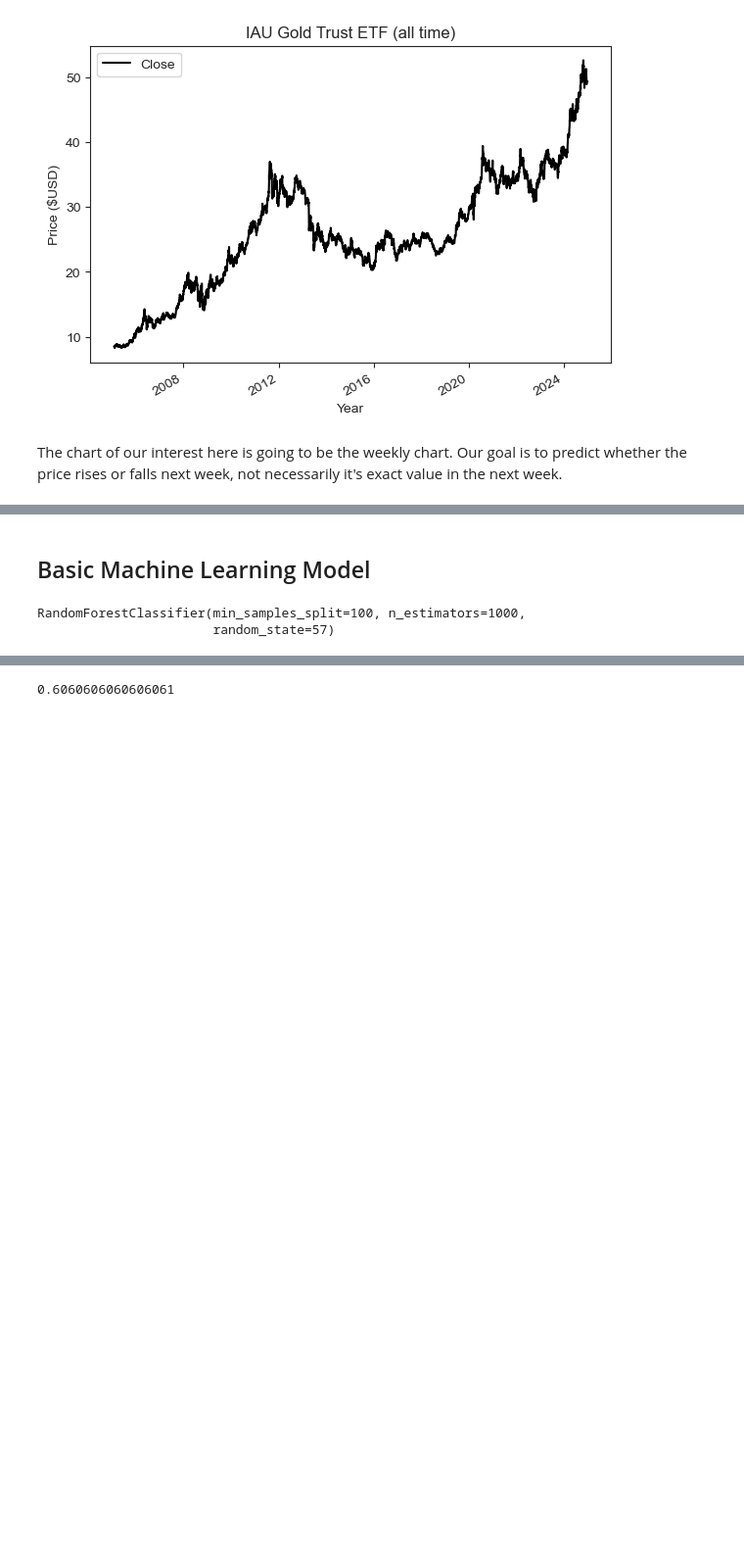
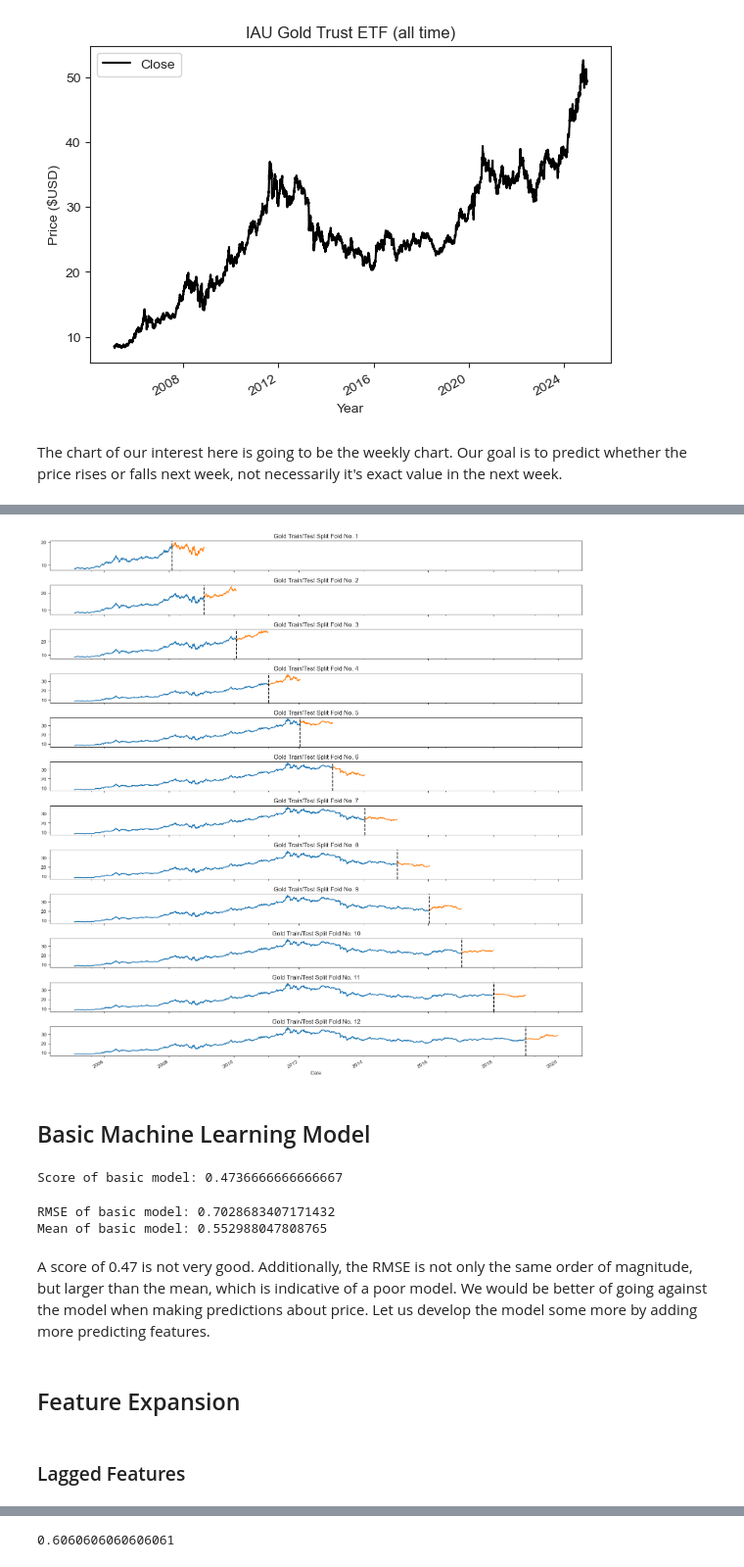
Before and after one commit to Gregoritsch3/ML_EDA_Classification_GoldPricePrediction, a Jupyter notebook: ML_EDA_GoldPricePrediction.ipynb, the cells around one changed output, grey strips where cells are left out. Shown: that part at 98% size. Saved outputs shown, nothing was run; the diff lists cells and outputs as text; code cells hidden in the pictures; blank space fills up the shorter version.

```diff
--- a/ML_EDA_GoldPricePrediction.ipynb
+++ b/ML_EDA_GoldPricePrediction.ipynb
@@ -98,13 +122,49 @@ It is well known that major market shifts (e.g. Black Swan events, financial cri
+# %%
+#Initializing a TimeSeriesSplit generator for time-series cross-validation
+time_ser_split = TimeSeriesSplit(n_splits=12, test_size=250, gap=0)
+#Defining predictors
+predictors = ['Open', 'High', 'Low', 'Close', 'Volume']
+# %%
+#Visualizing the time-series split
+fig, ax = plt.subplots(12, 1, figsize=(15,15), sharex=True)
+
+fold = 0
+for train_index, test_index in time_ser_split.split(gold_train):
+    train = gold_train.iloc[train_index]
+    test = gold_train.iloc[test_index]
+    train['Close'].plot(ax=ax[fold], label='Training Set', title=f'Gold Train/Test Split Fold No. {fold+1}')
+    test['Close'].plot(ax=ax[fold], label='Test Set')
+    ax[fold].axvline(test.index.min(), color='k', ls='--')
+    fold += 1
+
+plt.tight_layout()
+plt.savefig('images/01_TimeSeriesSplit.png', bbox_inches='tight')
+plt.show()
+# %% [output]
+[figure, added]
 # %% [markdown]
 ## Basic Machine Learning Model
 # %%
 #Building an initial Machine Learning Model
 model = RandomForestClassifier(n_estimators=1000, min_samples_split=100, random_state=57)
-train = gold.iloc[:-100] #Or time-series split
-test = gold.iloc[-100:]
-
-predictors = ["Close", "Volume", "Open", "High", "Low"]
-model.fit(train[predictors], train["Target"])
+results = cross_val_score(model, gold_train[predictors], gold_train["Weekly Target"], cv = time_ser_split)
+#scoring = ['neg_mean_squared_error', None],
-# %% [output]
-RandomForestClassifier(min_samples_split=100, n_estimators=1000,
-                       random_state=57)
+# %%
+#Score of basic model
+print(f"Score of basic model: {(results).mean()}")
+# %% [output]
+Score of basic model: 0.4736666666666667
+# %%
+#RMSE of basic model (this unfortunately requires fitting the model again)
+model.fit(gold_train[predictors], gold_train["Weekly Target"])
+RMSE_ = root_mean_squared_error(gold_test["Weekly Target"], model.predict(gold_test[predictors]))
+print(f"RMSE of basic model: {RMSE_}\nMean of basic model: {gold_test["Weekly Target"].mean()}")
+# %% [output]
+RMSE of basic model: 0.7028683407171432
+Mean of basic model: 0.552988047808765
+# %% [markdown]
+A score of 0.47 is not very good. Additionally, the RMSE is not only the same order of magnitude, but larger than the mean, which is indicative of a poor model. We would be better of going against the model when making predictions about price. Let us develop the model some more by adding more predicting features.
+# %% [markdown]
+## Feature Expansion
+# %% [markdown]
+### Lagged Features
```
Also changed, not shown: parts of 26 cells of this notebook, 2 other files.
